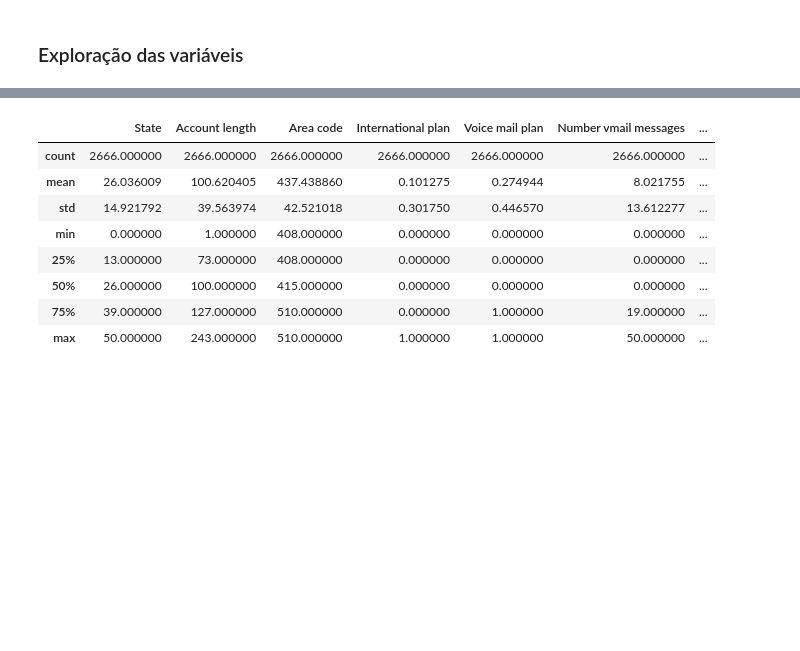
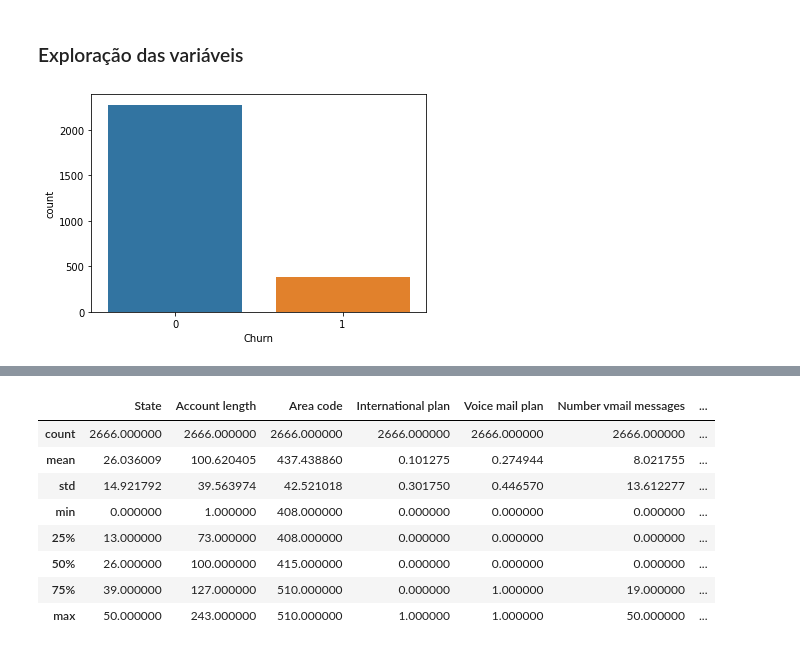
Before and after one commit to BielSousa/EstudosML, a Jupyter notebook: RandomForestClassifier.ipynb, the cells around one changed output, grey strips where cells are left out. Saved outputs shown, nothing was run; the diff lists cells and outputs as text; code cells hidden in the pictures; blank space fills up the shorter version.

```diff
--- a/RandomForestClassifier.ipynb
+++ b/RandomForestClassifier.ipynb
@@ -157,3 +167,7 @@ df80.head(5)
 | 4 | 36 | 75 | 415 | 1 | 0 | 0 | ... |
 # %% [markdown]
 ### Exploração das variáveis
+# %%
+sns.countplot(x=df80['Churn']);
+# %% [output]
+[figure, added]
```
Also changed, not shown: parts of 23 cells of this notebook.
